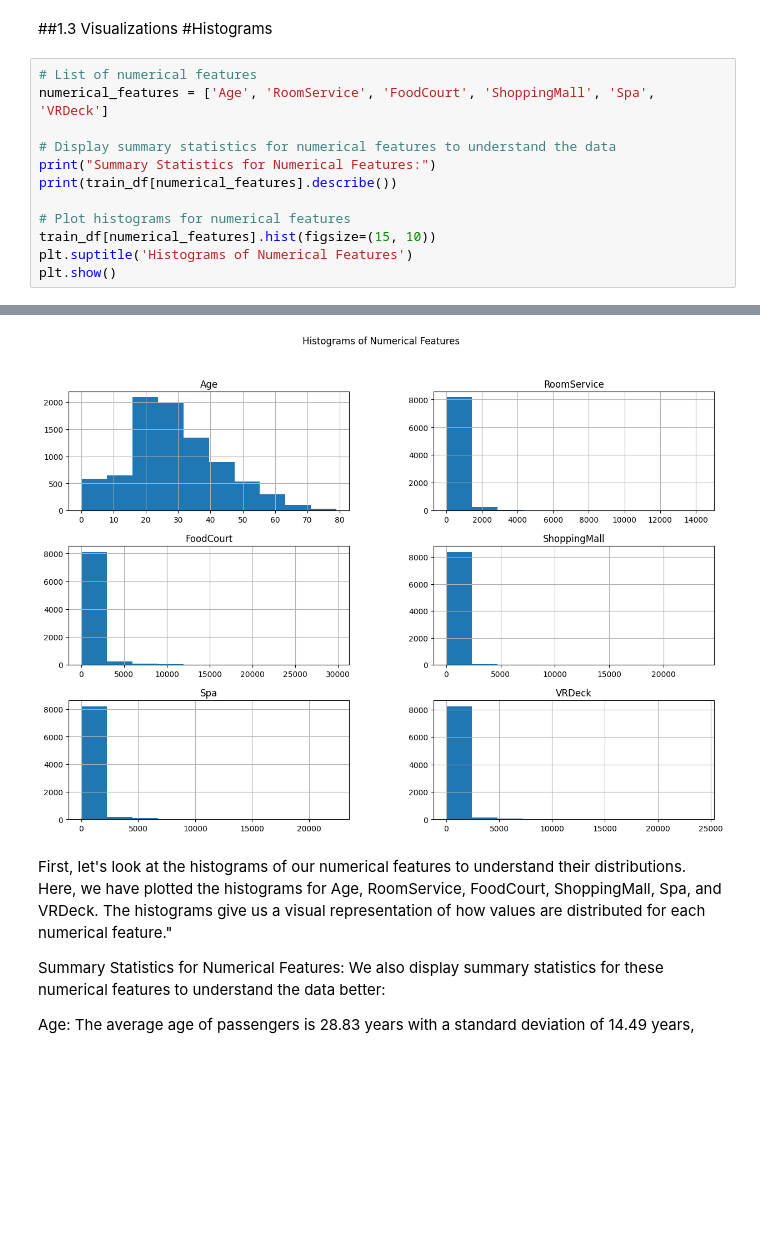
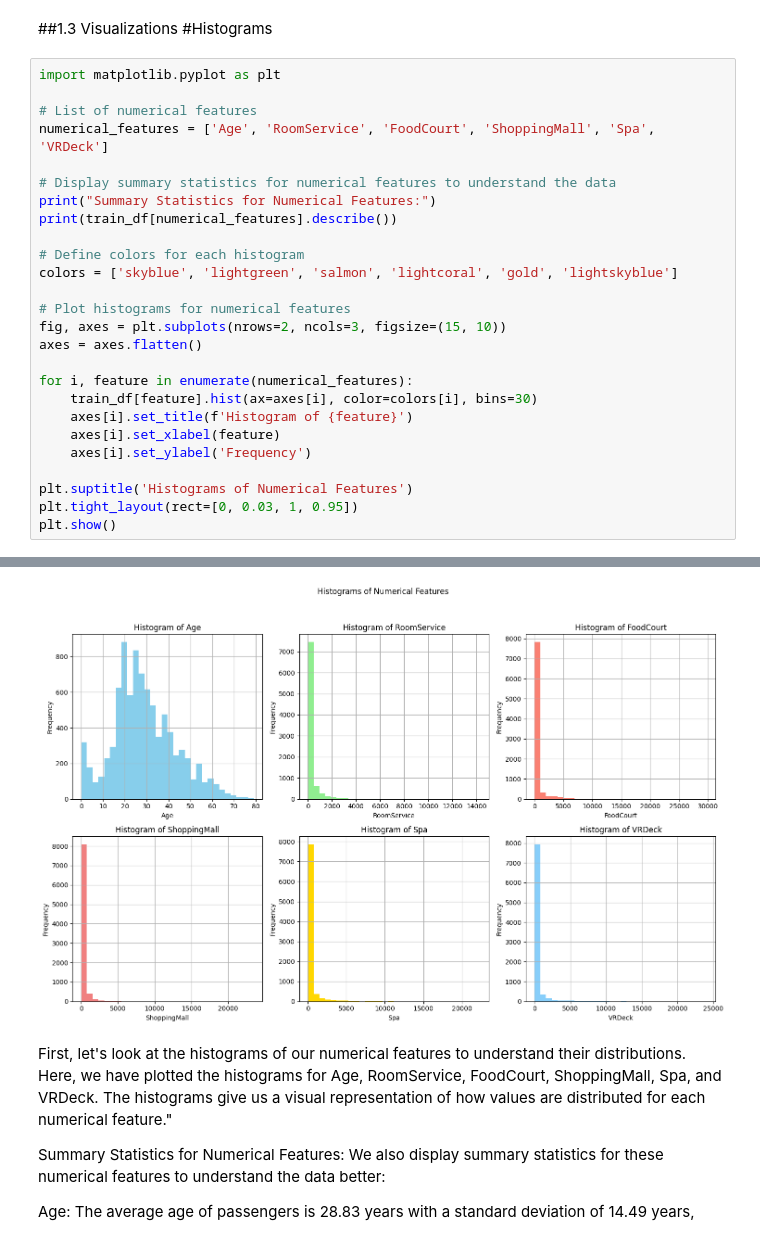
Before and after one commit to The-Kaggle-Crew-18/Kaggle-Challenge-18, a Jupyter notebook: KaggleChallenge.ipynb, the cells around one changed output, grey strips where cells are left out. Saved outputs shown, nothing was run; the diff lists cells and outputs as text; blank space fills up the shorter version.

```diff
--- a/KaggleChallenge.ipynb
+++ b/KaggleChallenge.ipynb
@@ -149,6 +152,8 @@ dtype: int64
 ##1.3 Visualizations
 #Histograms
 # %%
+import matplotlib.pyplot as plt
+
 # List of numerical features
 numerical_features = ['Age', 'RoomService', 'FoodCourt', 'ShoppingMall', 'Spa', 'VRDeck']
 
@@ -156,9 +161,21 @@ numerical_features = ['Age', 'RoomService', 'FoodCourt', 'ShoppingMall', 'Spa',
 print("Summary Statistics for Numerical Features:")
 print(train_df[numerical_features].describe())
 
+# Define colors for each histogram
+colors = ['skyblue', 'lightgreen', 'salmon', 'lightcoral', 'gold', 'lightskyblue']
+
 # Plot histograms for numerical features
-train_df[numerical_features].hist(figsize=(15, 10))
+fig, axes = plt.subplots(nrows=2, ncols=3, figsize=(15, 10))
+axes = axes.flatten()
+
+for i, feature in enumerate(numerical_features):
+    train_df[feature].hist(ax=axes[i], color=colors[i], bins=30)
+    axes[i].set_title(f'Histogram of {feature}')
+    axes[i].set_xlabel(feature)
+    axes[i].set_ylabel('Frequency')
+
 plt.suptitle('Histograms of Numerical Features')
+plt.tight_layout(rect=[0, 0.03, 1, 0.95])
 plt.show()
 # %% [output]
 Summary Statistics for Numerical Features:
@@ -183,5 +200,5 @@ min        0.000000
 max    24133.000000
-[figure, old version]
+[figure, new version]
 # %% [markdown]
 First, let's look at the histograms of our numerical features to understand their distributions. Here, we have plotted the histograms for Age, RoomService, FoodCourt, ShoppingMall, Spa, and VRDeck. The histograms give us a visual representation of how values are distributed for each numerical feature."
 
```
Also changed, not shown: parts of 6 cells of this notebook.
